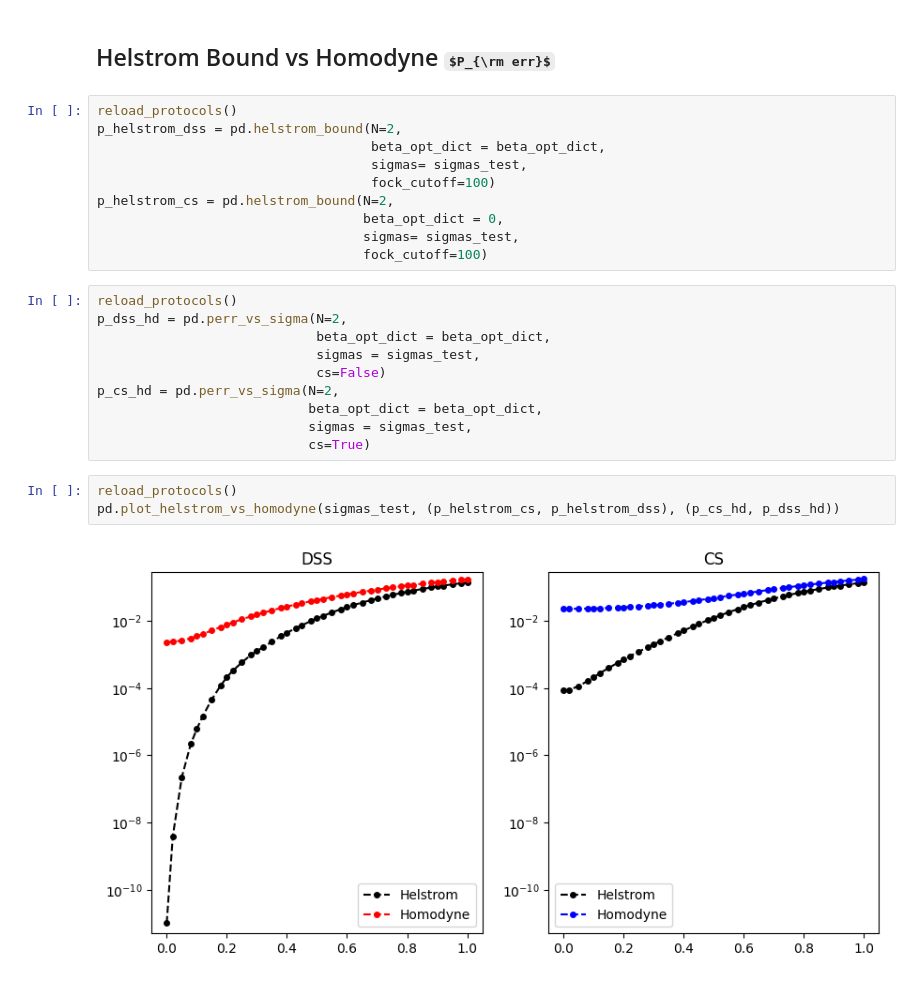
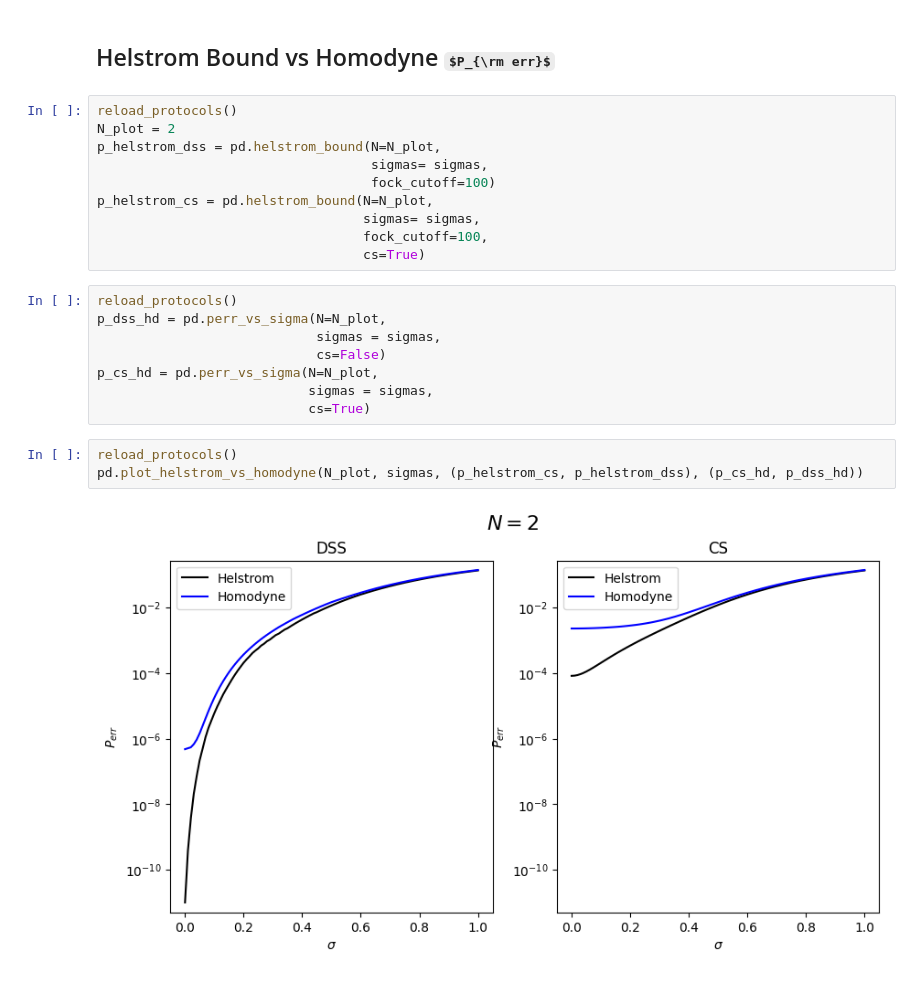
Before and after one commit to KPourgourides/Quantum-Communications-Internship-IRIDA-, a Jupyter notebook: testing_phase_diff.ipynb, the cells around one changed output. Drawn from its saved outputs; the diff is of its cells as text; some formulas as TeX source.

```diff
--- a/testing_phase_diff.ipynb
+++ b/testing_phase_diff.ipynb
@@ -79,26 +85,24 @@ pd.beta_threshold_vs_sigma(N_values=[1, 2, 4, 8, 10], sigmas=sigmas_test)
 ## Helstrom Bound vs Homodyne $P_{\rm err}$
 # %%
 reload_protocols()
-p_helstrom_dss = pd.helstrom_bound(N=2,
-                                   beta_opt_dict = beta_opt_dict,
-                                   sigmas= sigmas_test,
+N_plot = 2
+p_helstrom_dss = pd.helstrom_bound(N=N_plot,
+                                   sigmas= sigmas,
                                    fock_cutoff=100)
-p_helstrom_cs = pd.helstrom_bound(N=2,
-                                  beta_opt_dict = 0,
-                                  sigmas= sigmas_test,
-                                  fock_cutoff=100)
+p_helstrom_cs = pd.helstrom_bound(N=N_plot,
+                                  sigmas= sigmas,
+                                  fock_cutoff=100,
+                                  cs=True)
 # %%
 reload_protocols()
-p_dss_hd = pd.perr_vs_sigma(N=2,
-                            beta_opt_dict = beta_opt_dict,
-                            sigmas = sigmas_test,
+p_dss_hd = pd.perr_vs_sigma(N=N_plot,
+                            sigmas = sigmas,
                             cs=False)
-p_cs_hd = pd.perr_vs_sigma(N=2,
-                           beta_opt_dict = beta_opt_dict,
-                           sigmas = sigmas_test,
+p_cs_hd = pd.perr_vs_sigma(N=N_plot,
+                           sigmas = sigmas,
                            cs=True)
 # %%
 reload_protocols()
-pd.plot_helstrom_vs_homodyne(sigmas_test, (p_helstrom_cs, p_helstrom_dss), (p_cs_hd, p_dss_hd))
+pd.plot_helstrom_vs_homodyne(N_plot, sigmas, (p_helstrom_cs, p_helstrom_dss), (p_cs_hd, p_dss_hd))
 # %% [output]
-[figure, old version]
+[figure, new version]
```
Also changed, not shown: parts of 6 cells of this notebook, 1 other file.
